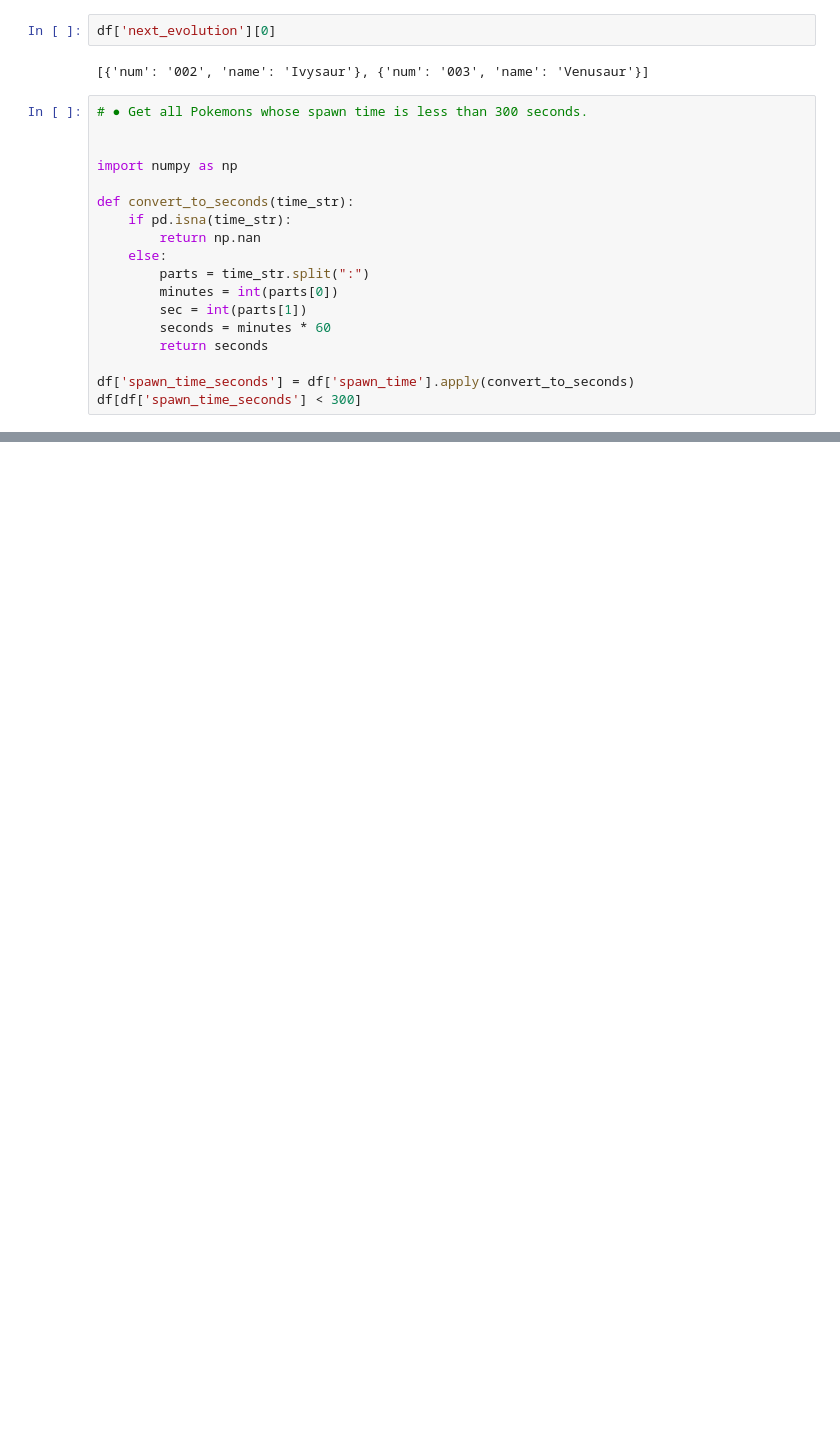
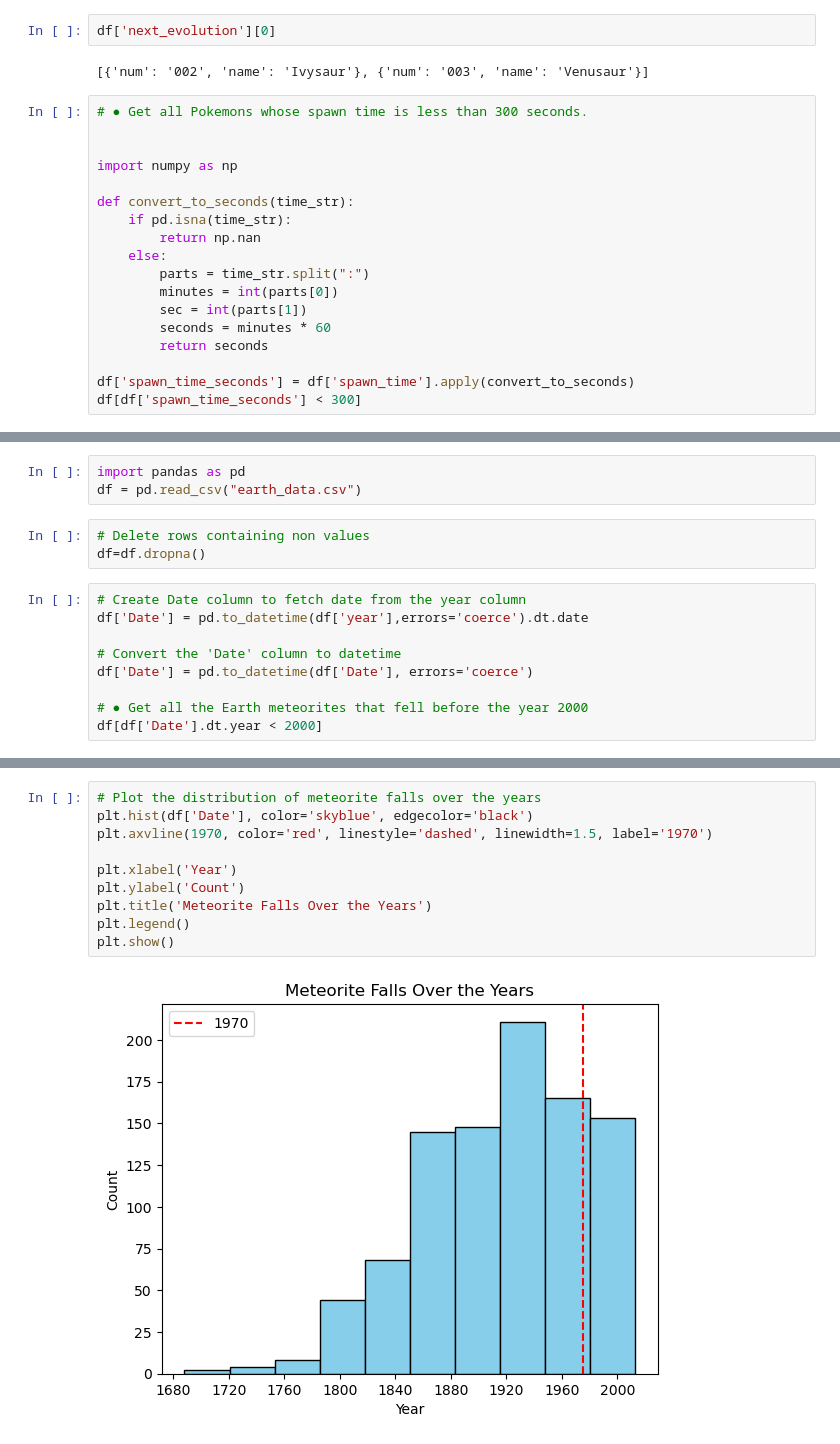
Before and after one commit to manish7065/practice, a Jupyter notebook: DSA/assignment.ipynb, the cells around one changed output, grey strips where cells are left out. Drawn from its saved outputs; the diff is of its cells as text; blank space fills up the shorter version.

```diff
--- a/DSA/assignment.ipynb
+++ b/DSA/assignment.ipynb
@@ -504 +529,16 @@ Assuming that the mass of the earth meteorites was in kg, get all those whose ma
 than 10000kg
+# %%
+import pandas as pd
+df = pd.read_csv("earth_data.csv")
+# %%
+# Delete rows containing non values
+df=df.dropna()
+# %%
+# Create Date column to fetch date from the year column
+df['Date'] = pd.to_datetime(df['year'],errors='coerce').dt.date
+
+# Convert the 'Date' column to datetime
+df['Date'] = pd.to_datetime(df['Date'], errors='coerce')
+
+# ● Get all the Earth meteorites that fell before the year 2000
+df[df['Date'].dt.year < 2000]
@@ -504,0 +570,12 @@ than 10000kg
+# %%
+# Plot the distribution of meteorite falls over the years
+plt.hist(df['Date'], color='skyblue', edgecolor='black')
+plt.axvline(1970, color='red', linestyle='dashed', linewidth=1.5, label='1970')
+
+plt.xlabel('Year')
+plt.ylabel('Count')
+plt.title('Meteorite Falls Over the Years')
+plt.legend()
+plt.show()
+# %% [output]
+[figure, added]
```
Also changed, not shown: parts of 52 cells of this notebook, 7 other files.
